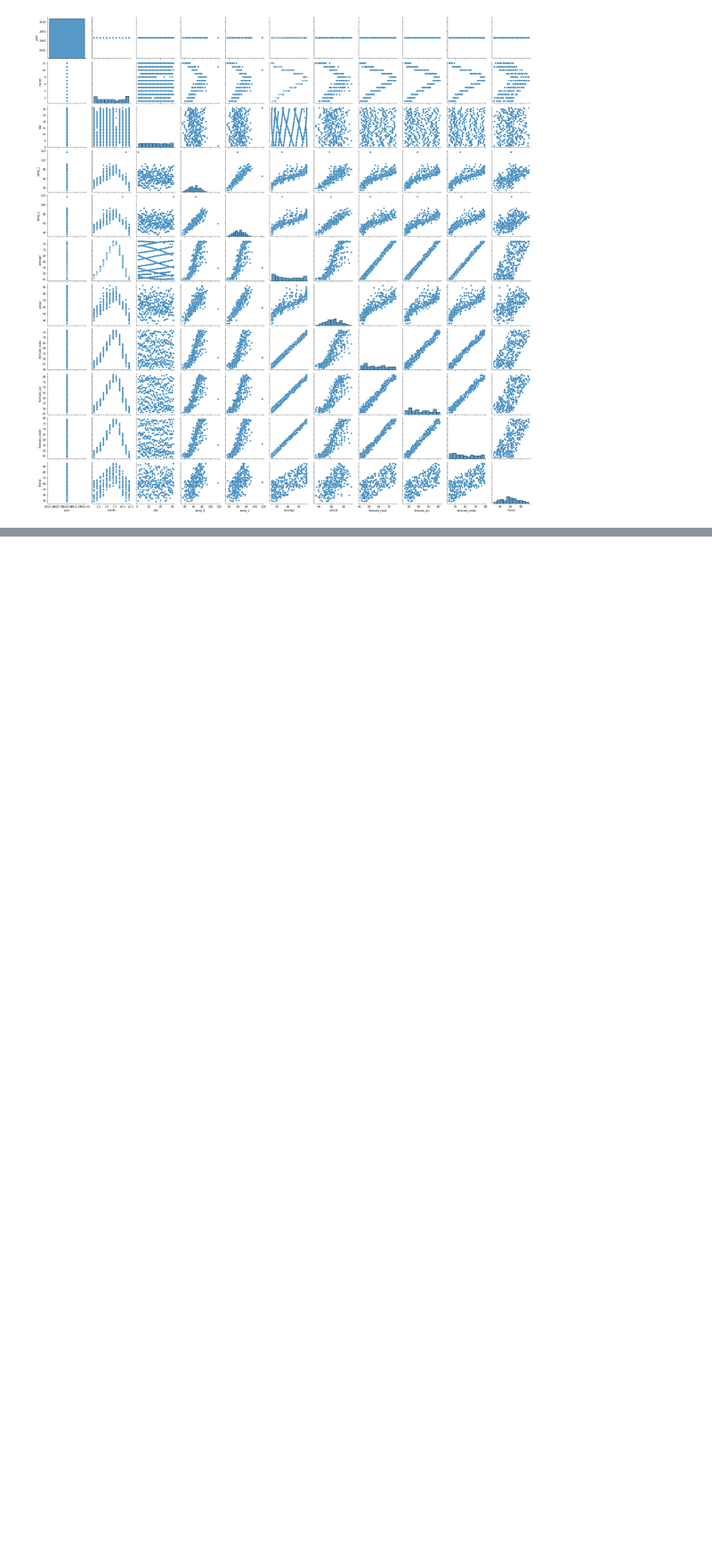
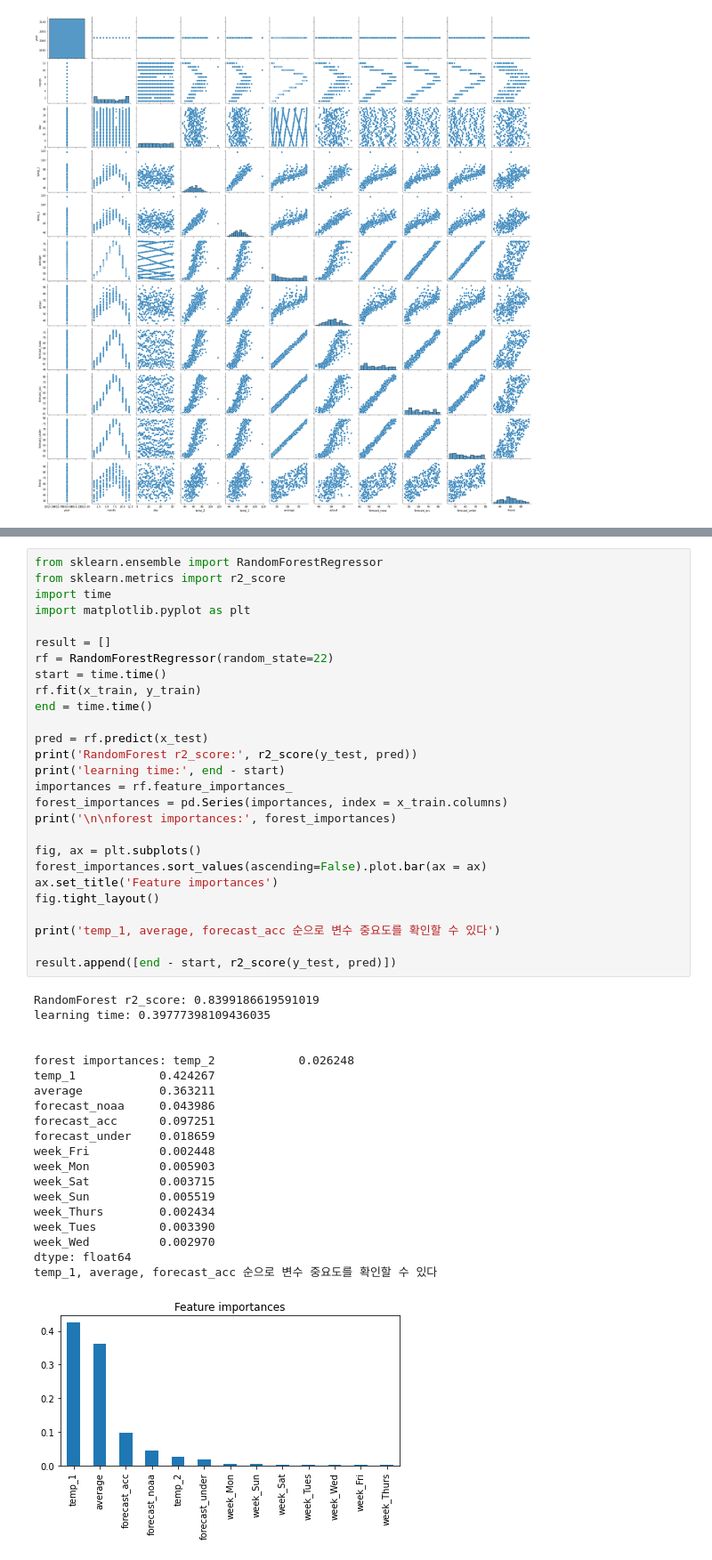
Before and after one commit to johyunkang/adp_certificate, a Jupyter notebook: adp_20.ipynb, the cells around one changed output, grey strips where cells are left out. Shown at 89% size. Drawn from its saved outputs; the diff is of its cells as text; blank space fills up the shorter version.

```diff
--- a/adp_20.ipynb
+++ b/adp_20.ipynb
@@ -111,0 +171,48 @@ print('''
+# %%
+from sklearn.ensemble import RandomForestRegressor
+from sklearn.metrics import r2_score
+import time
+import matplotlib.pyplot as plt
+
+result = []
+rf = RandomForestRegressor(random_state=22)
+start = time.time()
+rf.fit(x_train, y_train)
+end = time.time()
+
+pred = rf.predict(x_test)
+print('RandomForest r2_score:', r2_score(y_test, pred))
+print('learning time:', end - start)
+importances = rf.feature_importances_
+forest_importances = pd.Series(importances, index = x_train.columns)
+print('\n\nforest importances:', forest_importances)
+
+fig, ax = plt.subplots()
+forest_importances.sort_values(ascending=False).plot.bar(ax = ax)
+ax.set_title('Feature importances')
+fig.tight_layout()
+
+print('temp_1, average, forecast_acc 순으로 변수 중요도를 확인할 수 있다')
+
+result.append([end - start, r2_score(y_test, pred)])
+# %% [output]
+RandomForest r2_score: 0.8399186619591019
+learning time: 0.39777398109436035
+
+
+forest importances: temp_2            0.026248
+temp_1            0.424267
+average           0.363211
+forecast_noaa     0.043986
+forecast_acc      0.097251
+forecast_under    0.018659
+week_Fri          0.002448
+week_Mon          0.005903
+week_Sat          0.003715
+week_Sun          0.005519
+week_Thurs        0.002434
+week_Tues         0.003390
+week_Wed          0.002970
+dtype: float64
+temp_1, average, forecast_acc 순으로 변수 중요도를 확인할 수 있다
+[figure, added]
```
Also changed, not shown: parts of 10 cells of this notebook.
